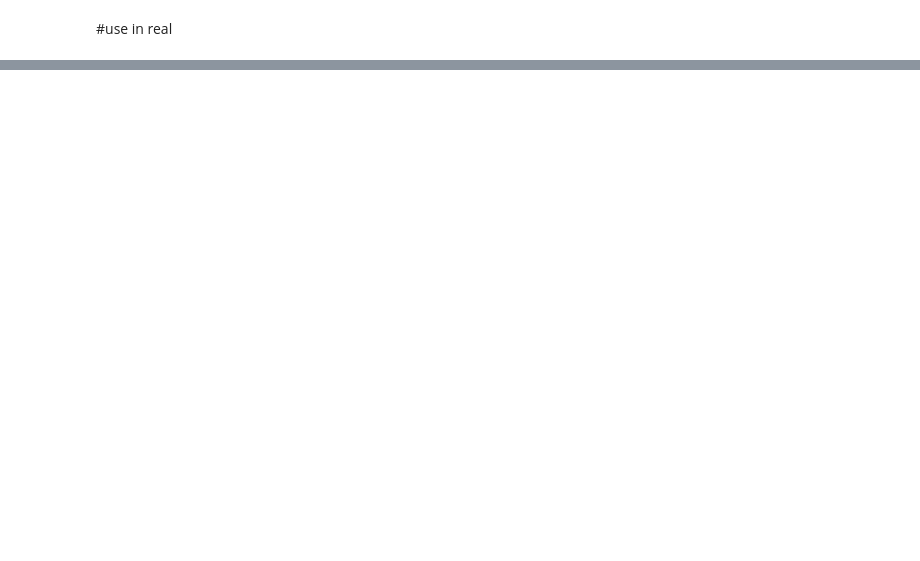
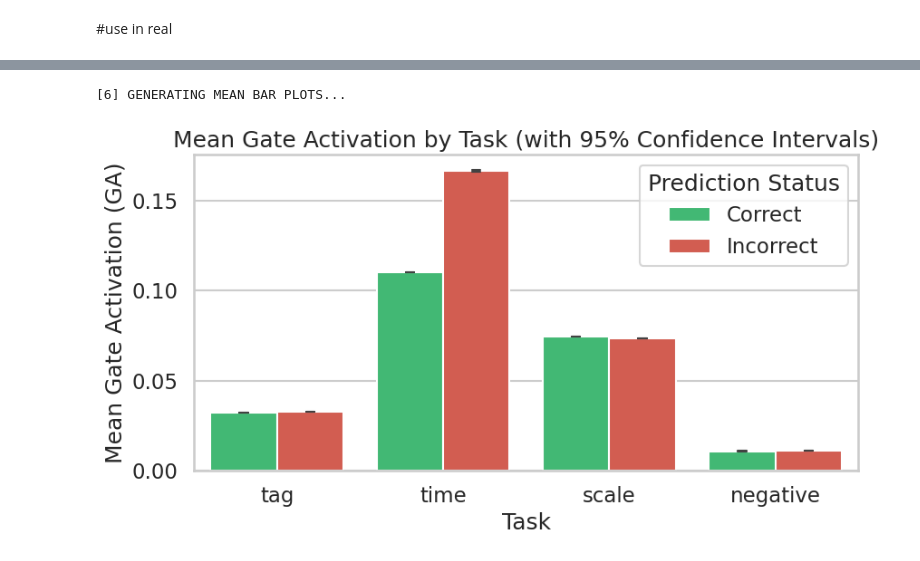
Before and after one commit to mo11om/Thesis, a Jupyter notebook: secbert_smaller_teacher_test _error_gate.ipynb, the cells around one changed output, grey strips where cells are left out. Drawn from its saved outputs; the diff is of its cells as text; code cells hidden in the pictures; blank space fills up the shorter version.

```diff
--- a/secbert_smaller_teacher_test _error_gate.ipynb
+++ b/secbert_smaller_teacher_test _error_gate.ipynb
@@ -1620,0 +1832,26 @@ Passing `palette` without assigning `hue` is deprecated and will be removed in v
+# %%
+# =========================================================
+# 6. Mean Bar Plots with Confidence Intervals
+# =========================================================
+print("\n[6] GENERATING MEAN BAR PLOTS...")
+
+plt.figure(figsize=(9, 5))
+sns.barplot(
+    data=plot_df,
+    x='task',
+    y='ga',
+    hue='Prediction Status',
+    palette={"Correct": "#2ecc71", "Incorrect": "#e74c3c"},
+    capsize=0.1,  # Adds caps to the error bars
+    err_kws={'linewidth': 1.5}
+)
+
+plt.title("Mean Gate Activation by Task (with 95% Confidence Intervals)")
+plt.xlabel("Task")
+plt.ylabel("Mean Gate Activation (GA)")
+plt.legend(title="Prediction Status", loc="upper right")
+plt.tight_layout()
+plt.show()
+# %% [output]
+[6] GENERATING MEAN BAR PLOTS...
+[figure, added]
```
Also changed, not shown: parts of 11 cells of this notebook.
